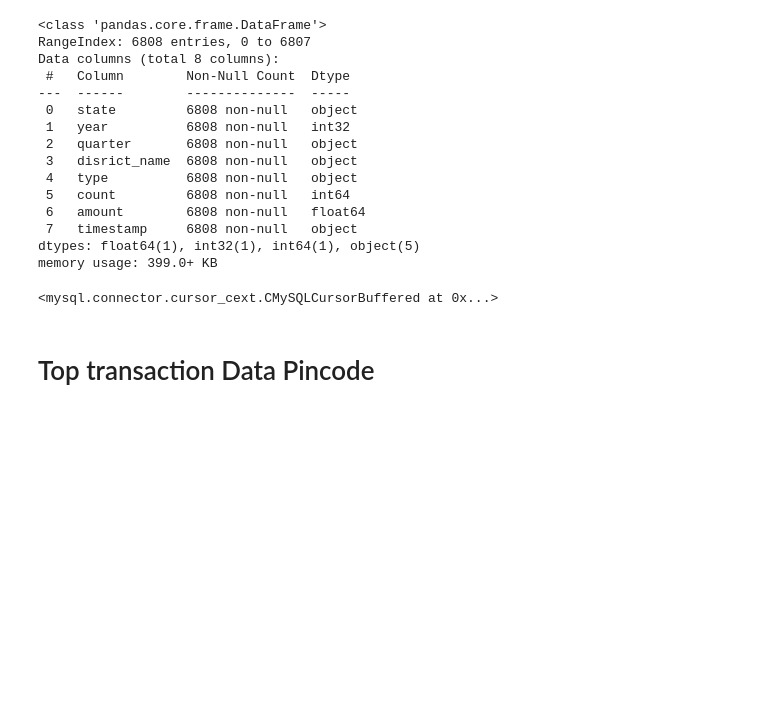
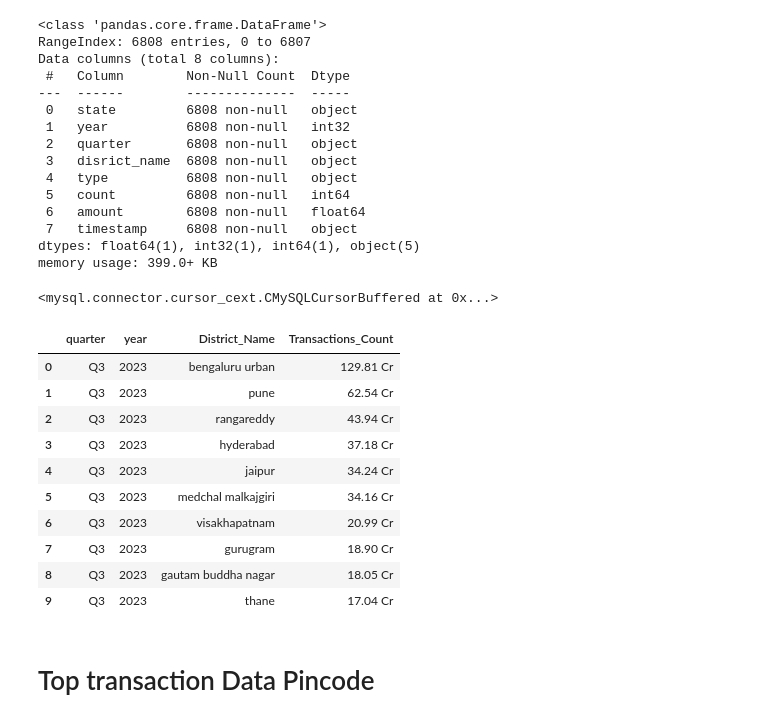
Before and after one commit to balajibala123/pulse, a Jupyter notebook: srccode/top.ipynb, the cells around one changed output. Drawn from its saved outputs; the diff is of its cells as text; code cells hidden in the pictures; blank space fills up the shorter version.

```diff
--- a/srccode/top.ipynb
+++ b/srccode/top.ipynb
@@ -98,6 +98,49 @@ for i in TopDistrictName.to_records().tolist():
     mycursor.execute(sql, i)
 # %%
 db.commit()
+# %%
+def DistrictTransactions(QUARTER, YEAR):
+    mycursor.execute("""select
+        quarter,
+        year,
+        district_name,
+        sum(count) as Transactions_Count
+        from topdatatransdistrict
+        group by quarter, year, district_name""")
+
+    out = mycursor.fetchall()
+    data = list(out)
+    columns = ['quarter', 'year', 'District_Name', 'Transactions_Count']
+
+    def convert_lakh_crore(value):
+        if value >= 10000000:
+            return f'{value / 10000000 : .2f} Cr'
+        else:
+            return f'{value / 100000 : .2f} L'
+
+    DistrictTransactions = pd.DataFrame(data=data, columns=columns)
+    DistrictTransactions = DistrictTransactions[(DistrictTransactions['quarter']== QUARTER) & (DistrictTransactions['year'] == YEAR)]
+    DistrictTransactions['Rank'] = DistrictTransactions['Transactions_Count'].rank(ascending=False)
+    DistrictTransactions = DistrictTransactions.sort_values(by=['Transactions_Count', 'Rank'], ascending=[False, True])
+    DistrictTransactions = DistrictTransactions.reset_index(drop=True)
+    DistrictTransactions['Transactions_Count'] = DistrictTransactions['Transactions_Count'].apply(convert_lakh_crore)
+    DistrictTransactions.drop(columns=['Rank'], inplace=True)
+    TopDistrict = DistrictTransactions.head(10)
+    return TopDistrict
+# %%
+DistrictTransactions('Q3', 2023)
+# %% [output]
+|  | quarter | year | District_Name | Transactions_Count |
+| 0 | Q3 | 2023 | bengaluru urban | 129.81 Cr |
+| 1 | Q3 | 2023 | pune | 62.54 Cr |
+| 2 | Q3 | 2023 | rangareddy | 43.94 Cr |
+| 3 | Q3 | 2023 | hyderabad | 37.18 Cr |
+| 4 | Q3 | 2023 | jaipur | 34.24 Cr |
+| 5 | Q3 | 2023 | medchal malkajgiri | 34.16 Cr |
+| 6 | Q3 | 2023 | visakhapatnam | 20.99 Cr |
+| 7 | Q3 | 2023 | gurugram | 18.90 Cr |
+| 8 | Q3 | 2023 | gautam buddha nagar | 18.05 Cr |
+| 9 | Q3 | 2023 | thane | 17.04 Cr |
 # %% [markdown]
 # Top transaction Data Pincode
 # %%
```
Also changed, not shown: parts of 6 cells of this notebook, 5 other files.
